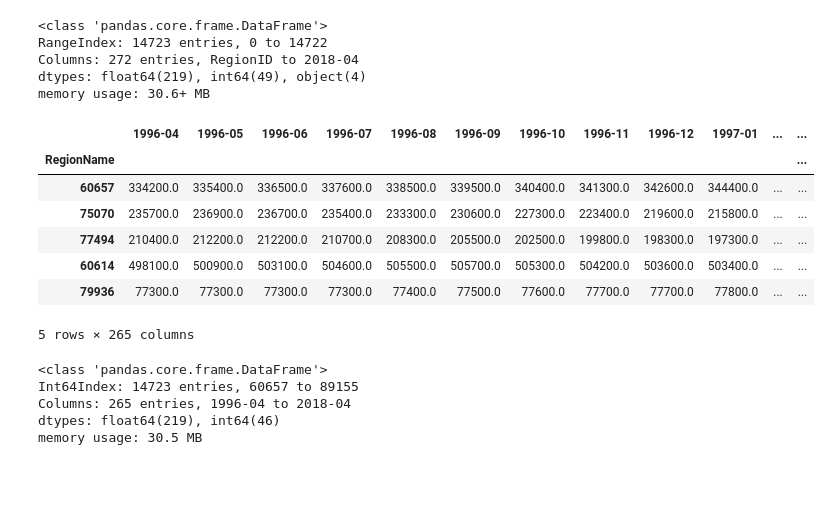
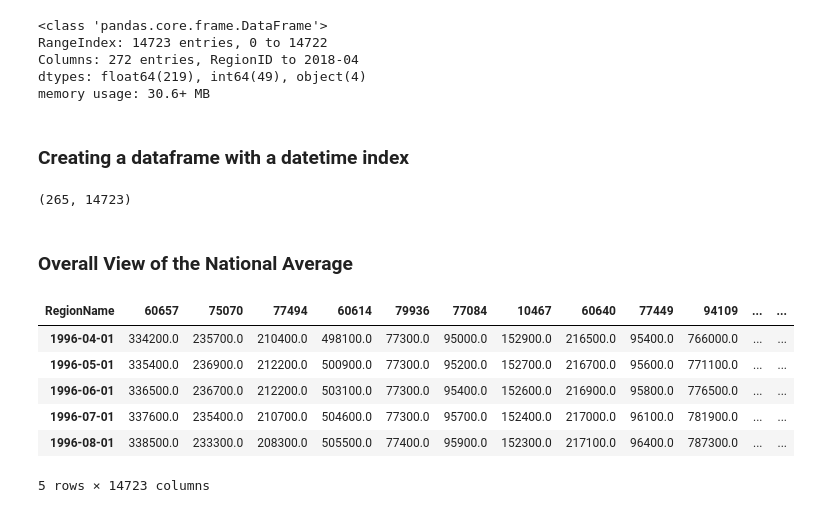
Before and after one commit to lindseyberlin/dsc-mod-4-project, a Jupyter notebook: Initial.ipynb, the cells around one changed output. Drawn from its saved outputs; the diff is of its cells as text; code cells hidden in the pictures; blank space fills up the shorter version.

Commit message:
Played around with national and TX-level data, created and commented some functions

```diff
--- a/Initial.ipynb
+++ b/Initial.ipynb
@@ -35,5 +41,3 @@ RangeIndex: 14723 entries, 0 to 14722
 Columns: 272 entries, RegionID to 2018-04
 dtypes: float64(219), int64(49), object(4)
 memory usage: 30.6+ MB
-# %%
-df_zip = df.set_index(df["RegionName"])
@@ -42,19 +44,49 @@ df_zip = df_zip.drop(columns=["RegionID", "RegionName", "City", "State", "Metro"
+# %% [markdown]
+### Creating a dataframe with a datetime index
+# %%
+def zipcodecolumns_datetimeindex(df):
+    '''
+    Very specific function that takes our provided dataframe, df, and changes
+    it so that the zipcode, RegionName, is the index and the columns are all
+    the timeseries data
+    Assumes each zipcode is unique!
+
+    Expected inputs:
+    df - The provided pandas dataframe with all original columns, where the
+         dates are unfortunately the columns and not easily indexable
+
+    Output:
+    df_datetime - pandas dataframe where the datetime is now the index, and
+                  each column is now the zipcode, RegionName
+                  The other metadata columns are dropped
+    '''
+    # Changes the index to be each zipcode
+    df_zipcode = df.set_index(df["RegionName"])
+
+    # Drops the metadata columns from the provided df
+    df_zipcode = df_zipcode.drop(columns=["RegionID", "RegionName",
+                                          "City", "State", "Metro",
+                                          "CountyName", "SizeRank"])
+    # Transposes the df, so now the remaining columns (dates) are the index
+    df_datetime = df_zipcode.transpose()
+    # Changes those dates to be actual datetime objects instead of strings
+    df_datetime.index = pd.to_datetime(df_datetime.index)
+
+    return df_datetime
+# %%
+df_t = zipcodecolumns_datetimeindex(df)
+df_t.shape
+# %% [output]
+(265, 14723)
+# %% [markdown]
+### Overall View of the National Average
 # %%
-df_zip.head()
+df_t.head()
 # %% [output]
-|  | 1996-04 | 1996-05 | 1996-06 | 1996-07 | 1996-08 | 1996-09 | 1996-10 | 1996-11 | 1996-12 | 1997-01 | ... | ... |
-| RegionName |  |  |  |  |  |  |  |  |  |  |  | ... |
-| 60657 | 334200.0 | 335400.0 | 336500.0 | 337600.0 | 338500.0 | 339500.0 | 340400.0 | 341300.0 | 342600.0 | 344400.0 | ... | ... |
-| 75070 | 235700.0 | 236900.0 | 236700.0 | 235400.0 | 233300.0 | 230600.0 | 227300.0 | 223400.0 | 219600.0 | 215800.0 | ... | ... |
-| 77494 | 210400.0 | 212200.0 | 212200.0 | 210700.0 | 208300.0 | 205500.0 | 202500.0 | 199800.0 | 198300.0 | 197300.0 | ... | ... |
-| 60614 | 498100.0 | 500900.0 | 503100.0 | 504600.0 | 505500.0 | 505700.0 | 505300.0 | 504200.0 | 503600.0 | 503400.0 | ... | ... |
-| 79936 | 77300.0 | 77300.0 | 77300.0 | 77300.0 | 77400.0 | 77500.0 | 77600.0 | 77700.0 | 77700.0 | 77800.0 | ... | ... |
+| RegionName | 60657 | 75070 | 77494 | 60614 | 79936 | 77084 | 10467 | 60640 | 77449 | 94109 | ... | ... |
+| 1996-04-01 | 334200.0 | 235700.0 | 210400.0 | 498100.0 | 77300.0 | 95000.0 | 152900.0 | 216500.0 | 95400.0 | 766000.0 | ... | ... |
+| 1996-05-01 | 335400.0 | 236900.0 | 212200.0 | 500900.0 | 77300.0 | 95200.0 | 152700.0 | 216700.0 | 95600.0 | 771100.0 | ... | ... |
+| 1996-06-01 | 336500.0 | 236700.0 | 212200.0 | 503100.0 | 77300.0 | 95400.0 | 152600.0 | 216900.0 | 95800.0 | 776500.0 | ... | ... |
+| 1996-07-01 | 337600.0 | 235400.0 | 210700.0 | 504600.0 | 77300.0 | 95700.0 | 152400.0 | 217000.0 | 96100.0 | 781900.0 | ... | ... |
+| 1996-08-01 | 338500.0 | 233300.0 | 208300.0 | 505500.0 | 77400.0 | 95900.0 | 152300.0 | 217100.0 | 96400.0 | 787300.0 | ... | ... |
-5 rows × 265 columns
+5 rows × 14723 columns
-# %%
-df_zip.info()
-# %% [output]
-<class 'pandas.core.frame.DataFrame'>
-Int64Index: 14723 entries, 60657 to 89155
-Columns: 265 entries, 1996-04 to 2018-04
-dtypes: float64(219), int64(46)
-memory usage: 30.5 MB
```
Also changed, not shown: parts of 28 cells of this notebook.
